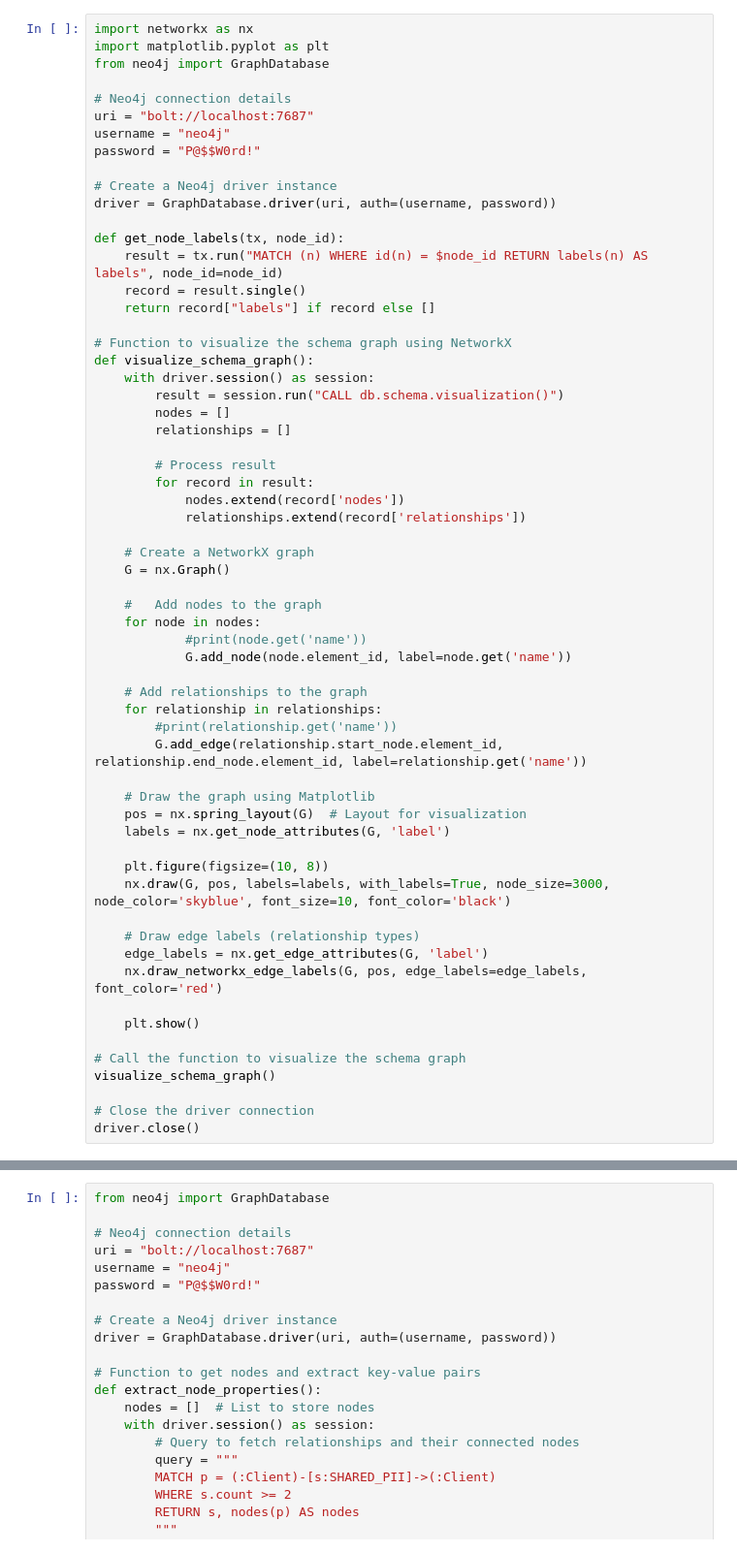
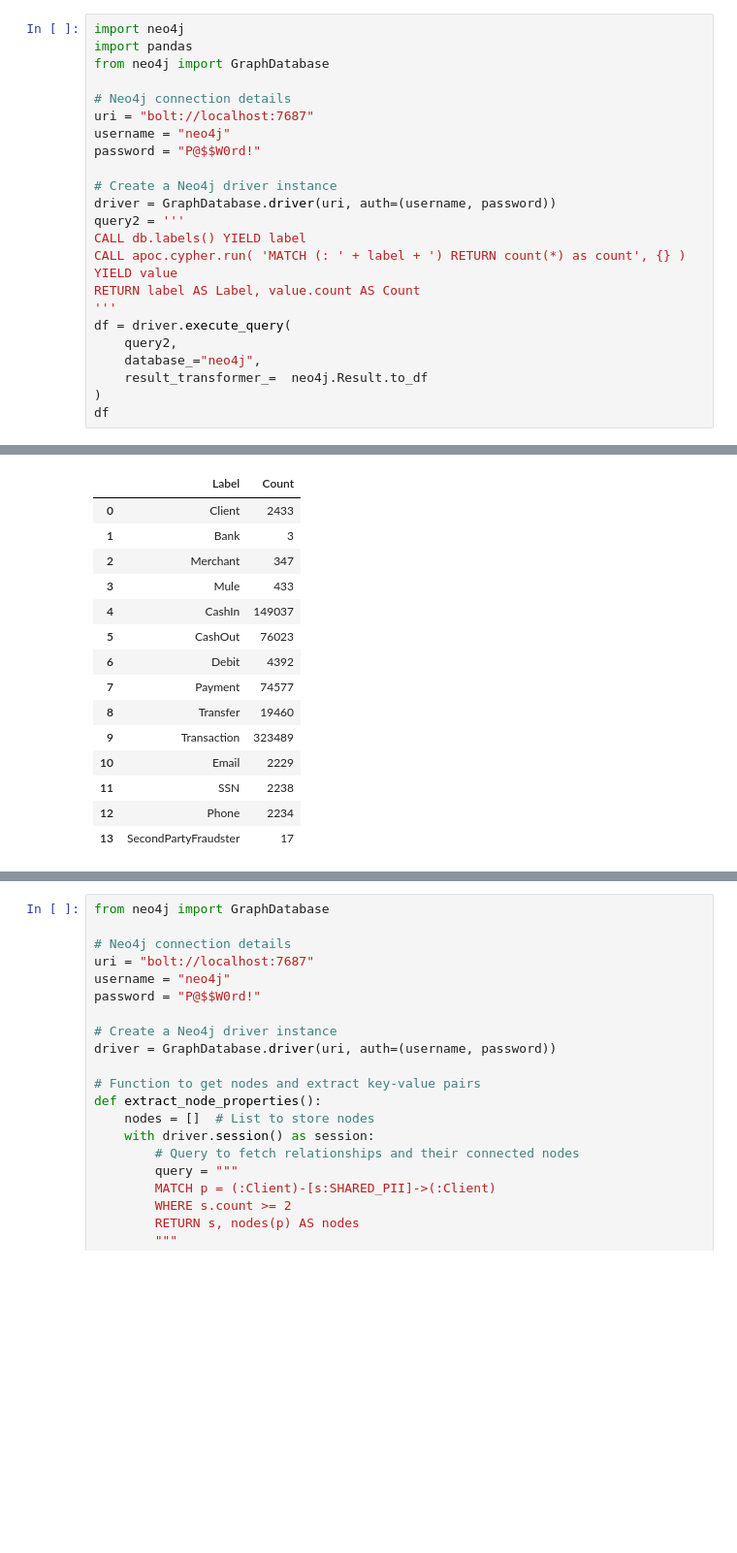
Before and after one commit to nunezh-sunypoly/CS350_Assignment_03, a Jupyter notebook: SC350_assignment_03.ipynb, the cells around one changed output, grey strips where cells are left out. Shown at 97% size. Cells and saved outputs as stored; diff of their text form; blank space fills up the shorter version.

```diff
--- a/SC350_assignment_03.ipynb
+++ b/SC350_assignment_03.ipynb
@@ -76,6 +18,6 @@ Nodes in the schema:
 # %%
-import networkx as nx
-import matplotlib.pyplot as plt
+import neo4j
+import pandas
 from neo4j import GraphDatabase
 
 # Neo4j connection details
@@ -85,53 +27,16 @@ password = "P@$$W0rd!"
 
 # Create a Neo4j driver instance
 driver = GraphDatabase.driver(uri, auth=(username, password))
-
-def get_node_labels(tx, node_id):
-    result = tx.run("MATCH (n) WHERE id(n) = $node_id RETURN labels(n) AS labels", node_id=node_id)
-    record = result.single()
-    return record["labels"] if record else []
-
-# Function to visualize the schema graph using NetworkX
-def visualize_schema_graph():
-    with driver.session() as session:
-        result = session.run("CALL db.schema.visualization()")
-        nodes = []
-        relationships = []
-
-        # Process result
-        for record in result:
-            nodes.extend(record['nodes'])
-            relationships.extend(record['relationships'])
-
-    # Create a NetworkX graph
-    G = nx.Graph()
-
-    #   Add nodes to the graph
-    for node in nodes:
-            #print(node.get('name'))
-            G.add_node(node.element_id, label=node.get('name'))
-
-    # Add relationships to the graph
-    for relationship in relationships:
-        #print(relationship.get('name'))
-        G.add_edge(relationship.start_node.element_id, relationship.end_node.element_id, label=relationship.get('name'))
-
-    # Draw the graph using Matplotlib
-    pos = nx.spring_layout(G)  # Layout for visualization
-    labels = nx.get_node_attributes(G, 'label')
-
-    plt.figure(figsize=(10, 8))
-    nx.draw(G, pos, labels=labels, with_labels=True, node_size=3000, node_color='skyblue', font_size=10, font_color='black')
-
-    # Draw edge labels (relationship types)
-    edge_labels = nx.get_edge_attributes(G, 'label')
-    nx.draw_networkx_edge_labels(G, pos, edge_labels=edge_labels, font_color='red')
-
-    plt.show()
-
-# Call the function to visualize the schema graph
-visualize_schema_graph()
-
-# Close the driver connection
-driver.close()
+query2 = '''
+CALL db.labels() YIELD label
+CALL apoc.cypher.run( 'MATCH (: ' + label + ') RETURN count(*) as count', {} )
+YIELD value
+RETURN label AS Label, value.count AS Count
+'''
+df = driver.execute_query(
+    query2,
+    database_="neo4j",
+    result_transformer_=  neo4j.Result.to_df
+)
+df
 # %% [output]
@@ -138,0 +43,15 @@ driver.close()
+|  | Label | Count |
+| 0 | Client | 2433 |
+| 1 | Bank | 3 |
+| 2 | Merchant | 347 |
+| 3 | Mule | 433 |
+| 4 | CashIn | 149037 |
+| 5 | CashOut | 76023 |
+| 6 | Debit | 4392 |
+| 7 | Payment | 74577 |
+| 8 | Transfer | 19460 |
+| 9 | Transaction | 323489 |
+| 10 | Email | 2229 |
+| 11 | SSN | 2238 |
+| 12 | Phone | 2234 |
+| 13 | SecondPartyFraudster | 17 |
```
Also changed, not shown: parts of 16 cells of this notebook.
